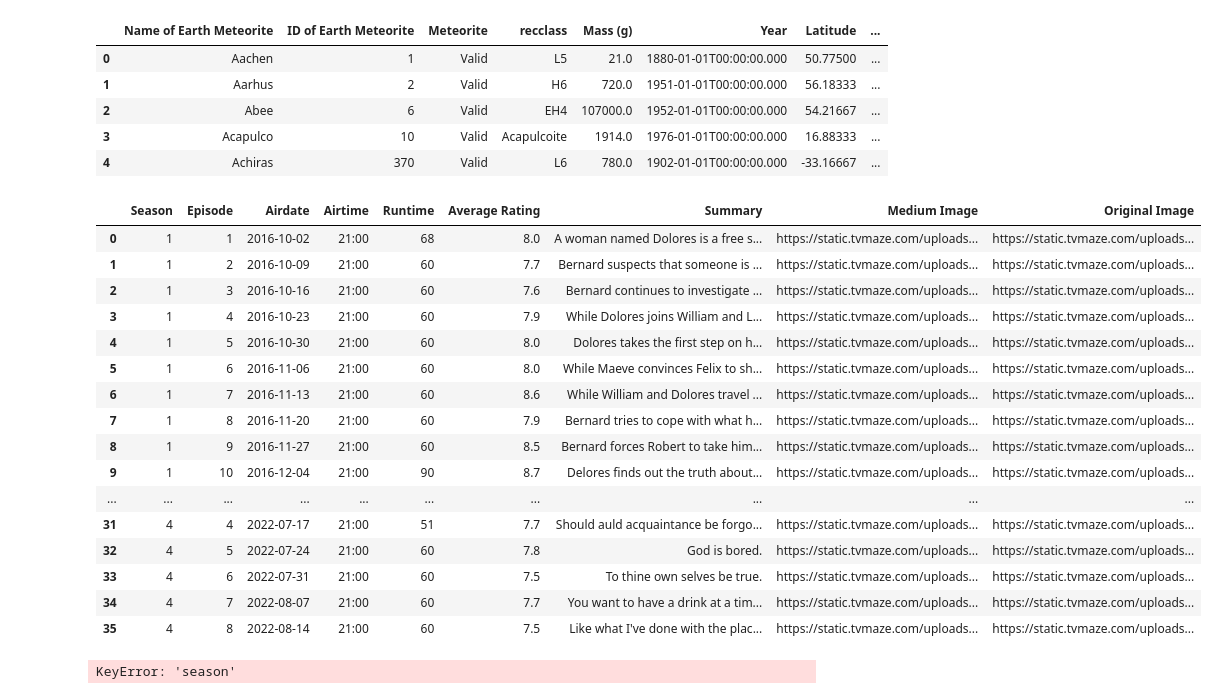
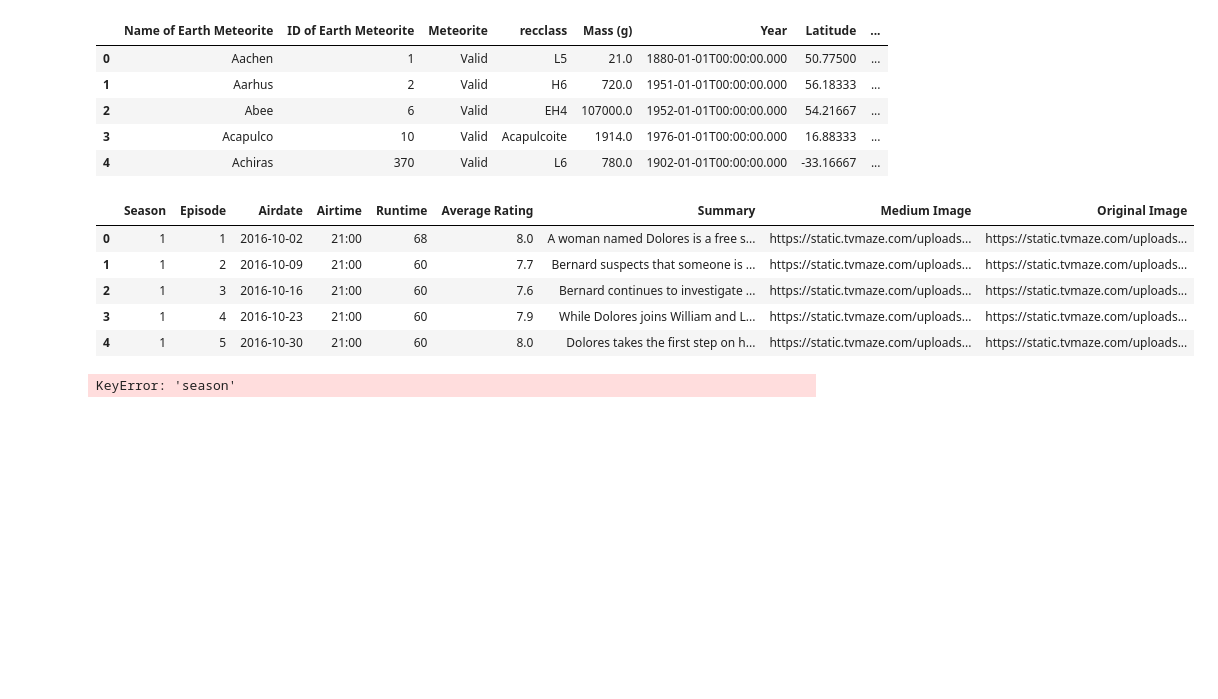
Before and after one commit to Dr-Sanjay/Assignment_-Sanjay-, a Jupyter notebook: 02_Placement_Assignment_(Sanjay)/01_Python_Solutions.ipynb, the cells around one changed output. Cells and saved outputs as stored; diff of their text form; code cells hidden in the pictures; blank space fills up the shorter version.

```diff
--- a/02_Placement_Assignment_(Sanjay)/01_Python_Solutions.ipynb
+++ b/02_Placement_Assignment_(Sanjay)/01_Python_Solutions.ipynb
@@ -279,45 +279,34 @@ show_id = data["id"]
 show_url = data["url"]
 show_name = data["name"]
 episodes = data["_embedded"]["episodes"]
 
 episode_data = []
 for episode in episodes:
     episode_info = {
         "Season": episode["season"],
         "Episode": episode["number"],
         "Airdate": episode["airdate"],
         "Airtime": episode["airtime"],
         "Runtime": episode["runtime"],
         "Average Rating": episode["rating"]["average"],
         "Summary": BeautifulSoup(episode["summary"], "html.parser").get_text(),
         "Medium Image": episode["image"]["medium"],
         "Original Image": episode["image"]["original"]
     }
     episode_data.append(episode_info)
 
 # Step 3: Create a dataframe from the extracted data
 df = pd.DataFrame(episode_data)
 
 # Step 4: Display the dataframe as a table
-display(df)
+display(df.head(5))
 # %% [output]
 |  | Season | Episode | Airdate | Airtime | Runtime | Average Rating | Summary | Medium Image | Original Image |
 | 0 | 1 | 1 | 2016-10-02 | 21:00 | 68 | 8.0 | A woman named Dolores is a free s... | https://static.tvmaze.com/uploads... | https://static.tvmaze.com/uploads... |
 | 1 | 1 | 2 | 2016-10-09 | 21:00 | 60 | 7.7 | Bernard suspects that someone is ... | https://static.tvmaze.com/uploads... | https://static.tvmaze.com/uploads... |
 | 2 | 1 | 3 | 2016-10-16 | 21:00 | 60 | 7.6 | Bernard continues to investigate ... | https://static.tvmaze.com/uploads... | https://static.tvmaze.com/uploads... |
 | 3 | 1 | 4 | 2016-10-23 | 21:00 | 60 | 7.9 | While Dolores joins William and L... | https://static.tvmaze.com/uploads... | https://static.tvmaze.com/uploads... |
 | 4 | 1 | 5 | 2016-10-30 | 21:00 | 60 | 8.0 | Dolores takes the first step on h... | https://static.tvmaze.com/uploads... | https://static.tvmaze.com/uploads... |
-| 5 | 1 | 6 | 2016-11-06 | 21:00 | 60 | 8.0 | While Maeve convinces Felix to sh... | https://static.tvmaze.com/uploads... | https://static.tvmaze.com/uploads... |
-| 6 | 1 | 7 | 2016-11-13 | 21:00 | 60 | 8.6 | While William and Dolores travel ... | https://static.tvmaze.com/uploads... | https://static.tvmaze.com/uploads... |
-| 7 | 1 | 8 | 2016-11-20 | 21:00 | 60 | 7.9 | Bernard tries to cope with what h... | https://static.tvmaze.com/uploads... | https://static.tvmaze.com/uploads... |
-| 8 | 1 | 9 | 2016-11-27 | 21:00 | 60 | 8.5 | Bernard forces Robert to take him... | https://static.tvmaze.com/uploads... | https://static.tvmaze.com/uploads... |
-| 9 | 1 | 10 | 2016-12-04 | 21:00 | 90 | 8.7 | Delores finds out the truth about... | https://static.tvmaze.com/uploads... | https://static.tvmaze.com/uploads... |
-| ... | ... | ... | ... | ... | ... | ... | ... | ... | ... |
-| 31 | 4 | 4 | 2022-07-17 | 21:00 | 51 | 7.7 | Should auld acquaintance be forgo... | https://static.tvmaze.com/uploads... | https://static.tvmaze.com/uploads... |
-| 32 | 4 | 5 | 2022-07-24 | 21:00 | 60 | 7.8 | God is bored. | https://static.tvmaze.com/uploads... | https://static.tvmaze.com/uploads... |
-| 33 | 4 | 6 | 2022-07-31 | 21:00 | 60 | 7.5 | To thine own selves be true. | https://static.tvmaze.com/uploads... | https://static.tvmaze.com/uploads... |
-| 34 | 4 | 7 | 2022-08-07 | 21:00 | 60 | 7.7 | You want to have a drink at a tim... | https://static.tvmaze.com/uploads... | https://static.tvmaze.com/uploads... |
-| 35 | 4 | 8 | 2022-08-14 | 21:00 | 60 | 7.5 | Like what I've done with the plac... | https://static.tvmaze.com/uploads... | https://static.tvmaze.com/uploads... |
 # %%
 Question 6 -
 
```
Also changed, not shown: parts of 2 cells of this notebook.
